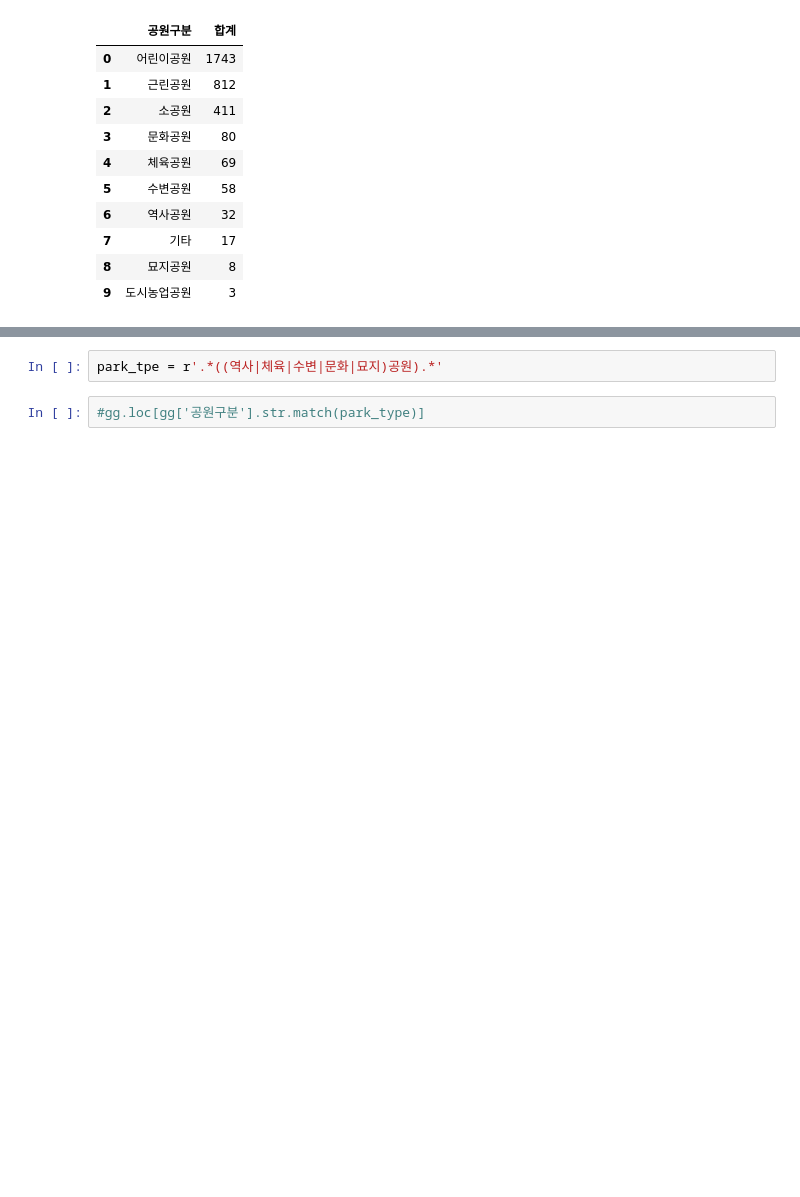
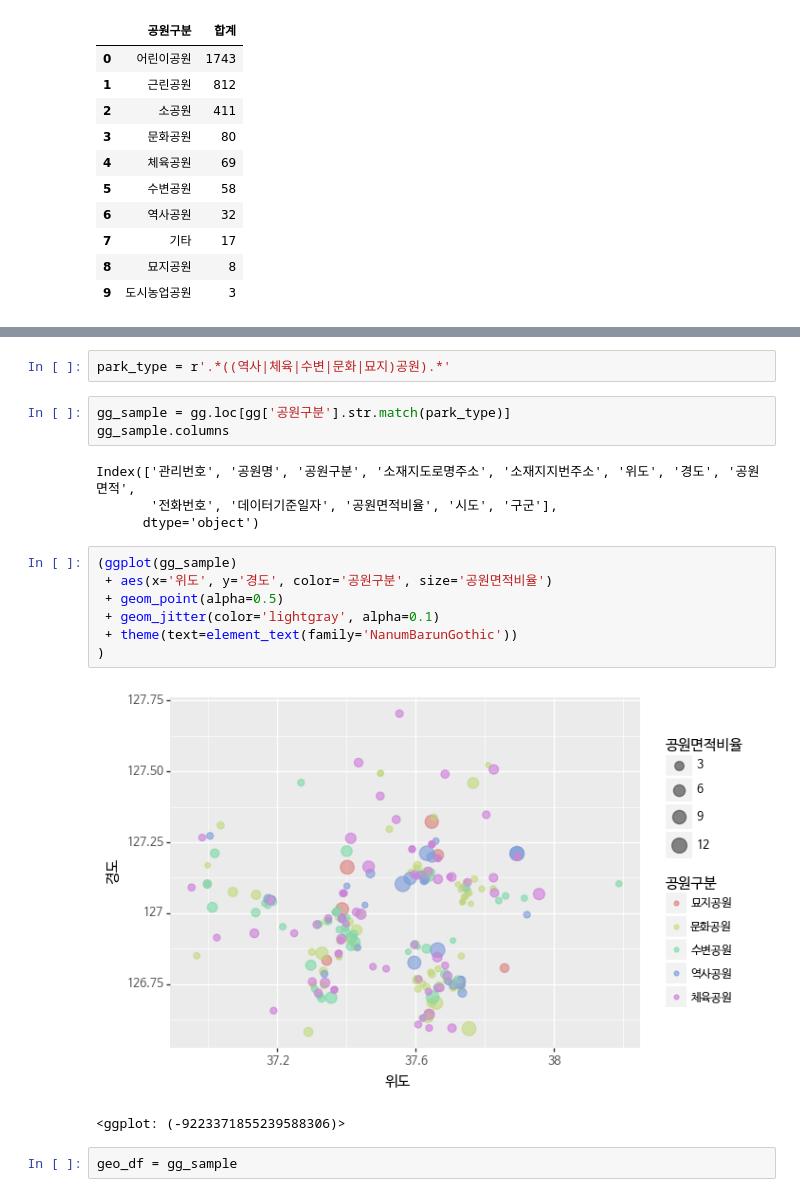
Before and after one commit to hotak90/ws, a Jupyter notebook: playground.ipynb, the cells around one changed output, grey strips where cells are left out. Drawn from its saved outputs; the diff is of its cells as text; blank space fills up the shorter version.

```diff
--- a/playground.ipynb
+++ b/playground.ipynb
@@ -831,4 +857,21 @@ map
 # %%
-park_tpe = r'.*((역사|체육|수변|문화|묘지)공원).*'
+park_type = r'.*((역사|체육|수변|문화|묘지)공원).*'
 # %%
-#gg.loc[gg['공원구분'].str.match(park_type)]
+gg_sample = gg.loc[gg['공원구분'].str.match(park_type)]
+gg_sample.columns
+# %% [output]
+Index(['관리번호', '공원명', '공원구분', '소재지도로명주소', '소재지지번주소', '위도', '경도', '공원면적',
+       '전화번호', '데이터기준일자', '공원면적비율', '시도', '구군'],
+      dtype='object')
+# %%
+(ggplot(gg_sample)
+ + aes(x='위도', y='경도', color='공원구분', size='공원면적비율')
+ + geom_point(alpha=0.5)
+ + geom_jitter(color='lightgray', alpha=0.1)
+ + theme(text=element_text(family='NanumBarunGothic'))
+)
+# %% [output]
+[figure, added]
+<ggplot: (-9223371855239588306)>
+# %%
+geo_df = gg_sample
```
Also changed, not shown: parts of 20 cells of this notebook.
